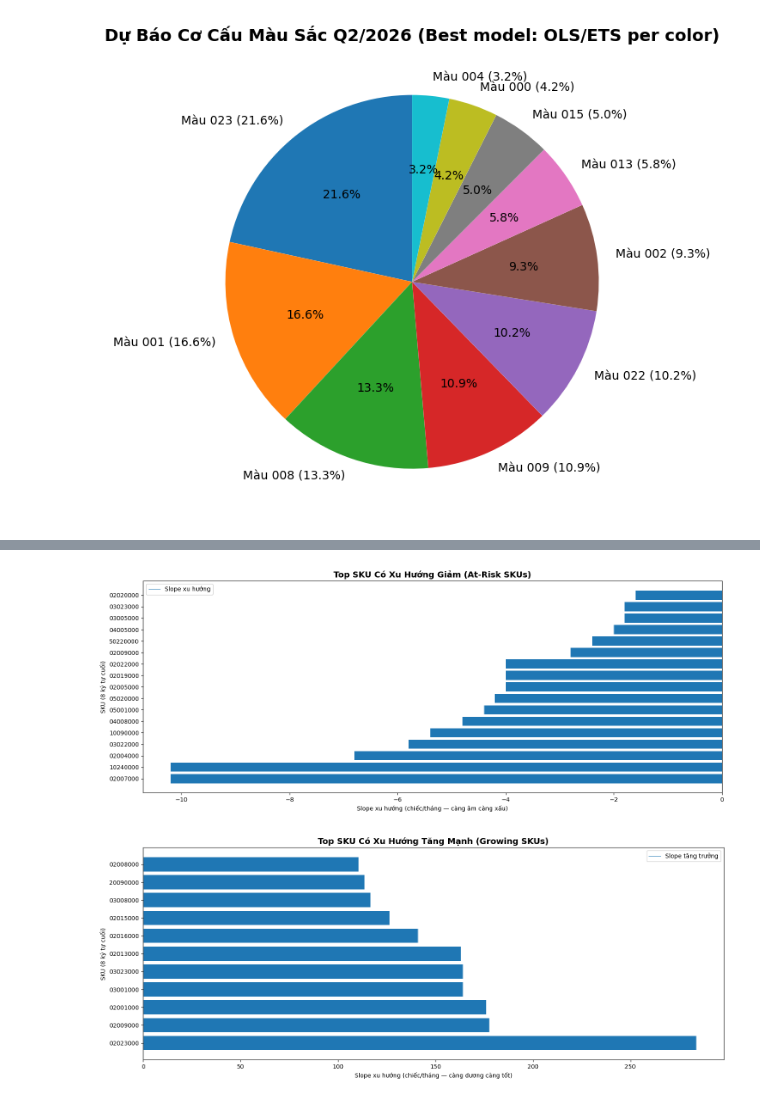
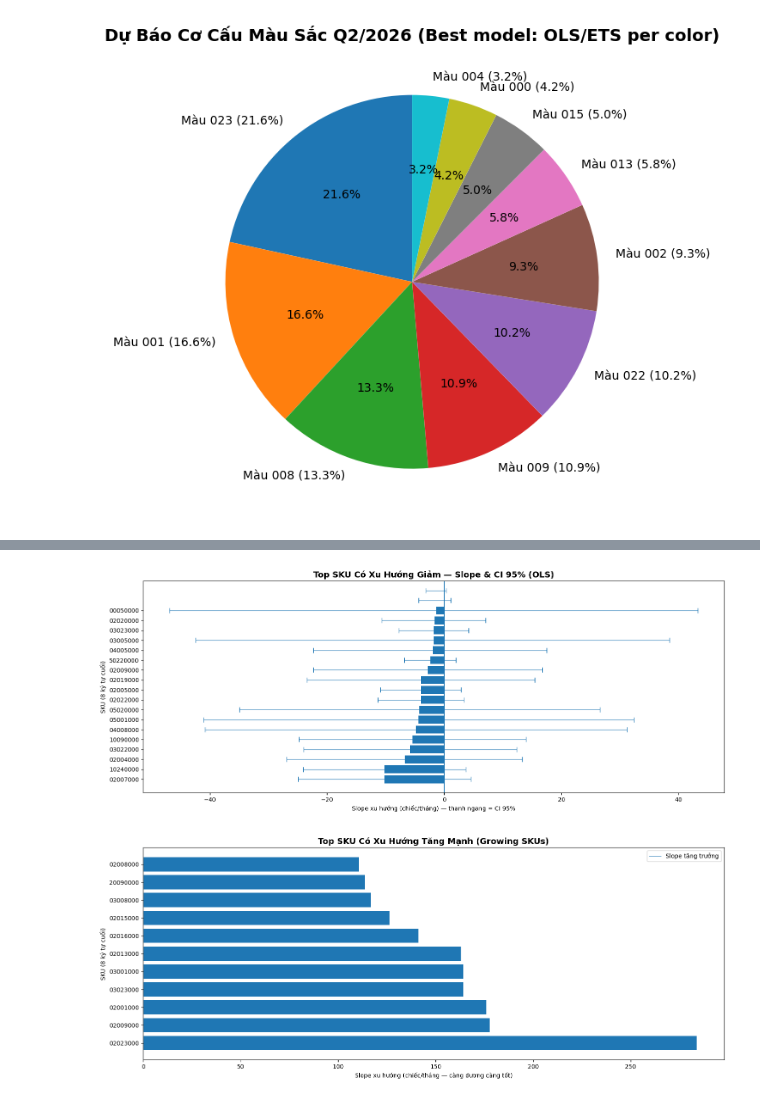
Before and after one commit to TruongDev24/tnbike-analytics-final, a Jupyter notebook: notebooks/02_q2_color_sku.ipynb, the cells around one changed output, grey strips where cells are left out. Saved outputs shown, nothing was run; the diff lists cells and outputs as text; code cells hidden in the pictures.

```diff
--- a/notebooks/02_q2_color_sku.ipynb
+++ b/notebooks/02_q2_color_sku.ipynb
@@ -354,0 +415,26 @@ SKU at-risk (slope<0, avg_qty<median=26): 20
+# %%
+# Cell 13b: Phân loại at-risk SKU theo quyết định kinh doanh
+def decision(row):
+    if row['slope'] <= -4 and row['avg_qty'] < 15:
+        return 'NGỪNG NHẬP'
+    elif row['avg_qty'] >= 15:
+        return 'PROMOTION'
+    else:
+        return 'THEO DÕI'
+
+at_risk = at_risk.copy()
+at_risk['quyết_định'] = at_risk.apply(decision, axis=1)
+
+stop_order = at_risk[at_risk['quyết_định'] == 'NGỪNG NHẬP']
+promotion  = at_risk[at_risk['quyết_định'] == 'PROMOTION']
+theo_doi   = at_risk[at_risk['quyết_định'] == 'THEO DÕI']
+
+cols_show = ['product_code','slope','slope_lo','slope_hi','avg_qty','quyết_định']
+print(f'=== BẢNG QUYẾT ĐỊNH SKU AT-RISK (OLS CI 95%) ===')
+print(f'\n[NGỪNG NHẬP] {len(stop_order)} SKU — slope ≤ −4 & avg < 15:')
+print(stop_order[cols_show].to_string(index=False))
+print(f'\n[PROMOTION]  {len(promotion)} SKU — avg ≥ 15:')
+print(promotion[cols_show].to_string(index=False))
+if len(theo_doi):
+    print(f'\n[THEO DÕI]   {len(theo_doi)} SKU:')
+    print(theo_doi[cols_show].to_string(index=False))
@@ -355,17 +492,26 @@ SKU at-risk (slope<0, avg_qty<median=26): 20
 # %%
-# Cell 14: Biểu đồ SKU at-risk (horizontal bar)
+# Cell 14: Biểu đồ SKU at-risk — horizontal bar + CI 95% error bars
 fig, ax = plt.subplots(figsize=(15, 6))
 sku_labels = at_risk['product_code'].str[-8:].tolist()
-ax.barh(sku_labels, at_risk['slope'].values)
+slopes  = at_risk['slope'].values
+ci_lo   = at_risk['slope_lo'].values
+ci_hi   = at_risk['slope_hi'].values
+yerr_lo = np.abs(slopes - ci_lo)   # distance slope → lower bound
+yerr_hi = np.abs(ci_hi - slopes)   # distance upper bound → slope
+
+ax.barh(sku_labels, slopes)
+ax.errorbar(slopes, range(len(slopes)),
+            xerr=[yerr_lo, yerr_hi],
+            fmt='none', capsize=4, linewidth=0.8)
 ax.axvline(0, linewidth=0.8)
-ax.set_title('Top SKU Có Xu Hướng Giảm (At-Risk SKUs)', fontsize=14, fontweight='bold')
-ax.set_xlabel('Slope xu hướng (chiếc/tháng — càng âm càng xấu)')
+ax.set_title('Top SKU Có Xu Hướng Giảm — Slope & CI 95% (OLS)',
+             fontsize=14, fontweight='bold')
+ax.set_xlabel('Slope xu hướng (chiếc/tháng) — thanh ngang = CI 95%')
 ax.set_ylabel('SKU (8 ký tự cuối)')
-ax.legend(['Slope xu hướng'])
 fig.tight_layout()
 plt.show()
 # %% [output]
-[figure, old version]
+[figure, new version]
 # %%
 # Cell 15: SKU tăng trưởng mạnh — top growing SKUs
 top_growing = slope_df[slope_df['slope'] > 0].nlargest(15, 'slope')
```
Also changed, not shown: parts of 5 cells of this notebook.
